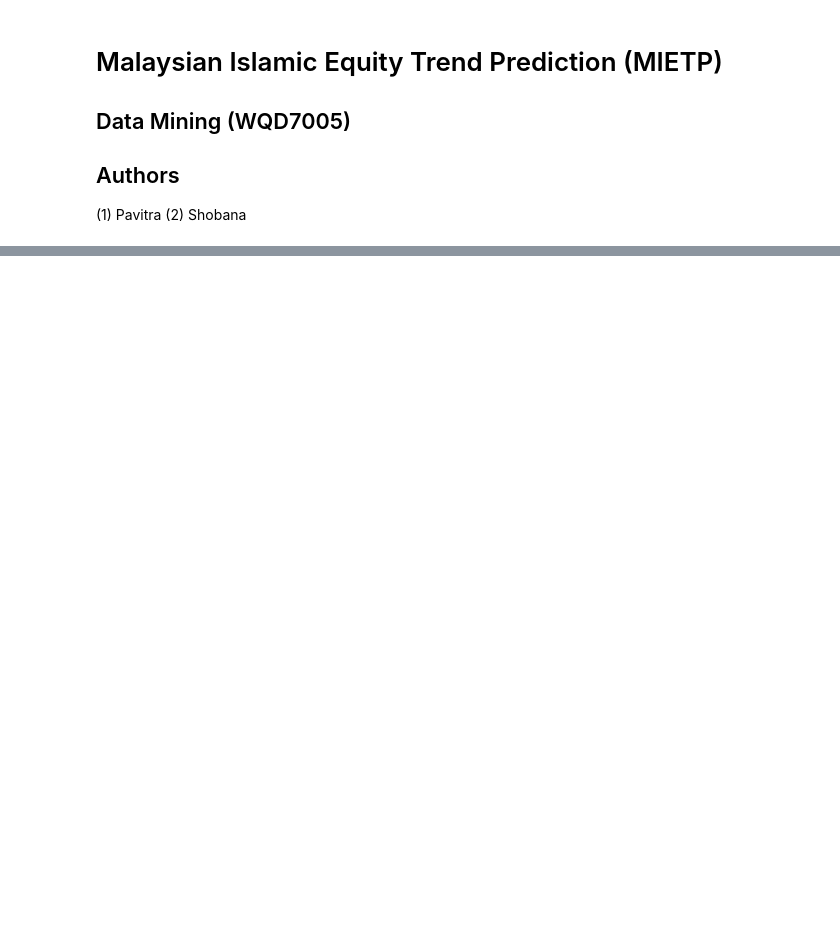
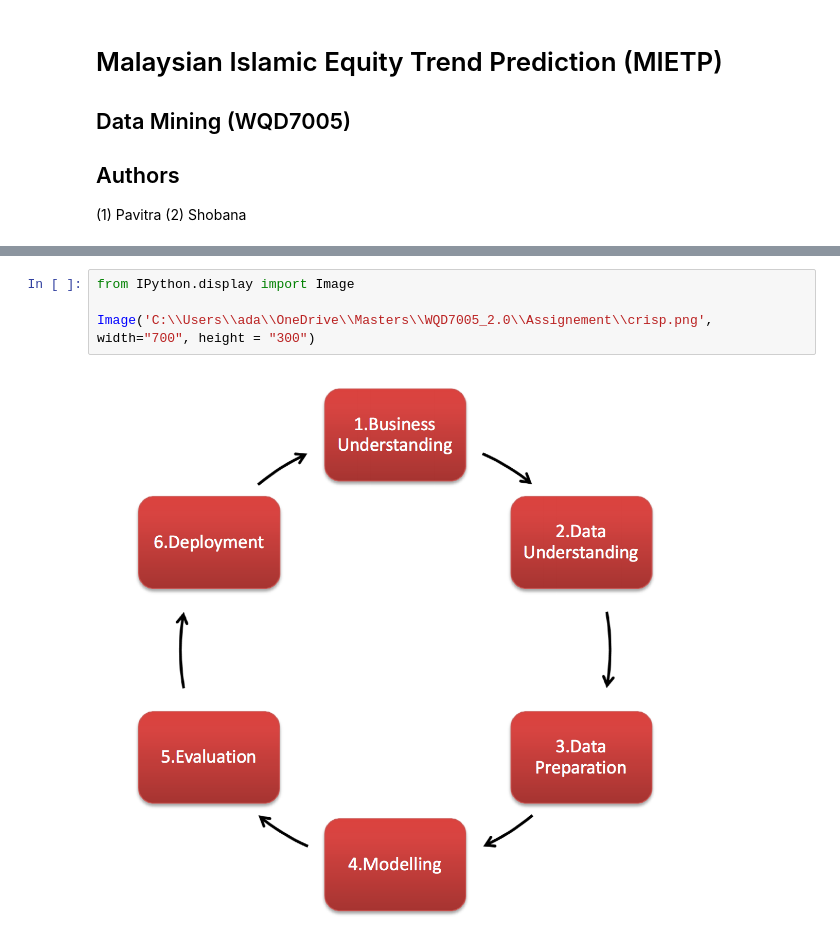
Before and after one commit to pavitravengattarao/Malaysian_Islamic_Equity_Trend_Prediction, a Jupyter notebook: mietp-milestone-1-webscrapping_2.0.ipynb, the cells around one changed output, grey strips where cells are left out. Drawn from its saved outputs; the diff is of its cells as text; blank space fills up the shorter version.

```diff
--- a/mietp-milestone-1-webscrapping_2.0.ipynb
+++ b/mietp-milestone-1-webscrapping_2.0.ipynb
@@ -7,0 +14,6 @@
+# %%
+from IPython.display import Image
+
+Image('C:\\Users\\ada\\OneDrive\\Masters\\WQD7005_2.0\\Assignement\\crisp.png', width="700", height = "300")
+# %% [output]
+[figure, added]
```
Also changed, not shown: parts of 19 cells of this notebook, 1 other file.
